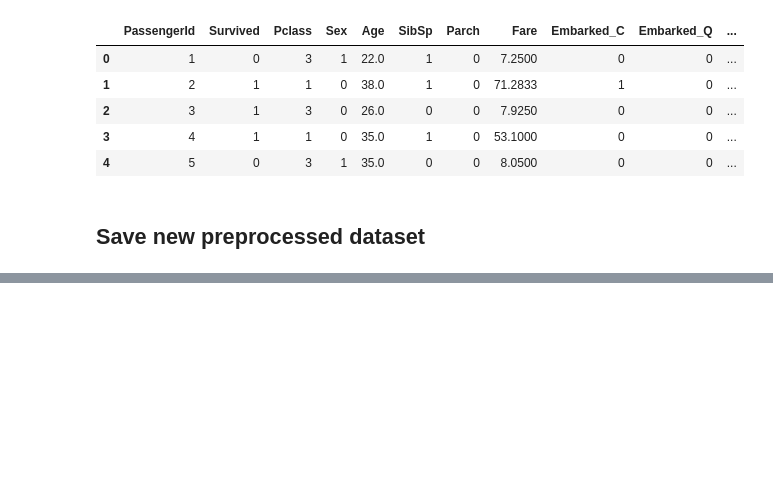
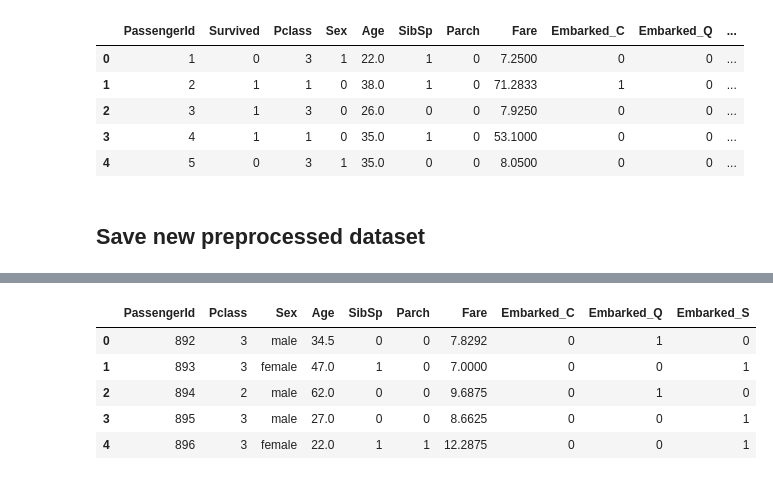
Before and after one commit to leeagustin/kaggle-competitions, a Jupyter notebook: titanic/preprocessing.ipynb, the cells around one changed output, grey strips where cells are left out. Drawn from its saved outputs; the diff is of its cells as text; code cells hidden in the pictures; blank space fills up the shorter version.

```diff
--- a/titanic/preprocessing.ipynb
+++ b/titanic/preprocessing.ipynb
@@ -227,0 +242,14 @@ data.to_csv('data/preprocessed_train.csv', index=False)
+# %%
+# Preprocess test dataset like training dataset
+del data['Name']
+del data['Ticket']
+del data['Cabin']
+data = pd.get_dummies(data, columns=['Embarked'])
+data.head()
+# %% [output]
+|  | PassengerId | Pclass | Sex | Age | SibSp | Parch | Fare | Embarked_C | Embarked_Q | Embarked_S |
+| 0 | 892 | 3 | male | 34.5 | 0 | 0 | 7.8292 | 0 | 1 | 0 |
+| 1 | 893 | 3 | female | 47.0 | 1 | 0 | 7.0000 | 0 | 0 | 1 |
+| 2 | 894 | 2 | male | 62.0 | 0 | 0 | 9.6875 | 0 | 1 | 0 |
+| 3 | 895 | 3 | male | 27.0 | 0 | 0 | 8.6625 | 0 | 0 | 1 |
+| 4 | 896 | 3 | female | 22.0 | 1 | 1 | 12.2875 | 0 | 0 | 1 |
```
Also changed, not shown: parts of 4 cells of this notebook, 1 other file.
